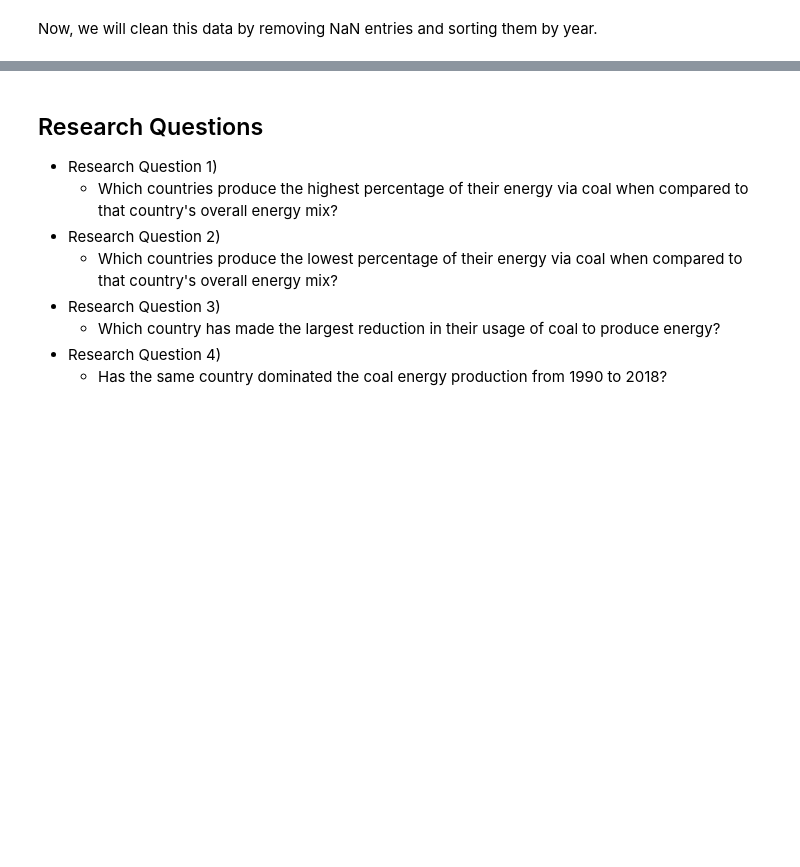
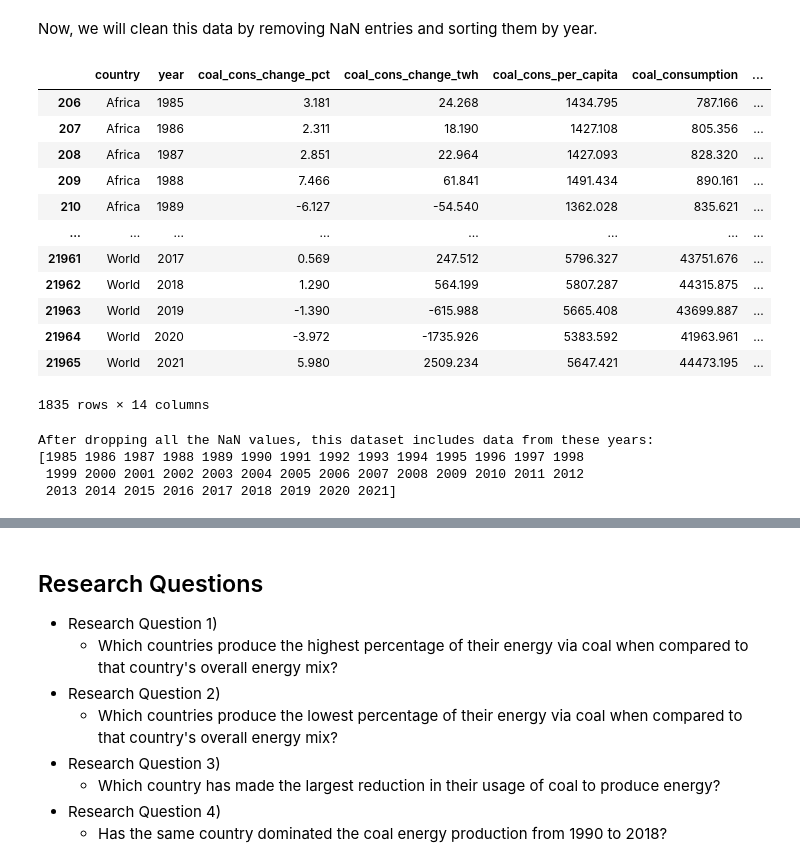
Before and after one commit to ubco-W2022T1-cosc301/project-group02, a Jupyter notebook: notebooks/analysis2.ipynb, the cells around one changed output, grey strips where cells are left out. Cells and saved outputs as stored; diff of their text form; code cells hidden in the pictures; blank space fills up the shorter version.

```diff
--- a/notebooks/analysis2.ipynb
+++ b/notebooks/analysis2.ipynb
@@ -81,10 +82,38 @@ Now, we will clean this data by removing NaN entries and sorting them by year.
 # %%
 # Creating another new data frame from the old one which drops all NaN entries
 df_dropna = df.dropna()
+# High-income countries
+# European Union (27)
+# Lower-middle-income countries
+# North America
+# Upper-middle-income countries
+# World
+# Africa
 cleaned_df = df_dropna
 cleaned_df.sort_values('year', ascending = True)
 cleaned_df_1990 = cleaned_df.loc[cleaned_df["year"] == 1990]
 cleaned_df_2018 = cleaned_df.loc[cleaned_df["year"] == 2018]
 # cleaned_df_1990
 # cleaned_df_2018
-# cleaned_df
+cleaned_df
+# %% [output]
+|  | country | year | coal_cons_change_pct | coal_cons_change_twh | coal_cons_per_capita | coal_consumption | ... |
+| 206 | Africa | 1985 | 3.181 | 24.268 | 1434.795 | 787.166 | ... |
+| 207 | Africa | 1986 | 2.311 | 18.190 | 1427.108 | 805.356 | ... |
+| 208 | Africa | 1987 | 2.851 | 22.964 | 1427.093 | 828.320 | ... |
+| 209 | Africa | 1988 | 7.466 | 61.841 | 1491.434 | 890.161 | ... |
+| 210 | Africa | 1989 | -6.127 | -54.540 | 1362.028 | 835.621 | ... |
+| ... | ... | ... | ... | ... | ... | ... | ... |
+| 21961 | World | 2017 | 0.569 | 247.512 | 5796.327 | 43751.676 | ... |
+| 21962 | World | 2018 | 1.290 | 564.199 | 5807.287 | 44315.875 | ... |
+| 21963 | World | 2019 | -1.390 | -615.988 | 5665.408 | 43699.887 | ... |
+| 21964 | World | 2020 | -3.972 | -1735.926 | 5383.592 | 41963.961 | ... |
+| 21965 | World | 2021 | 5.980 | 2509.234 | 5647.421 | 44473.195 | ... |
+1835 rows × 14 columns
+# %%
+print(f"After dropping all the NaN values, this dataset includes data from these years: \n{cleaned_df['year'].unique()}")
+# %% [output]
+After dropping all the NaN values, this dataset includes data from these years:
+[1985 1986 1987 1988 1989 1990 1991 1992 1993 1994 1995 1996 1997 1998
+ 1999 2000 2001 2002 2003 2004 2005 2006 2007 2008 2009 2010 2011 2012
+ 2013 2014 2015 2016 2017 2018 2019 2020 2021]
```
Also changed, not shown: parts of 23 cells of this notebook.
